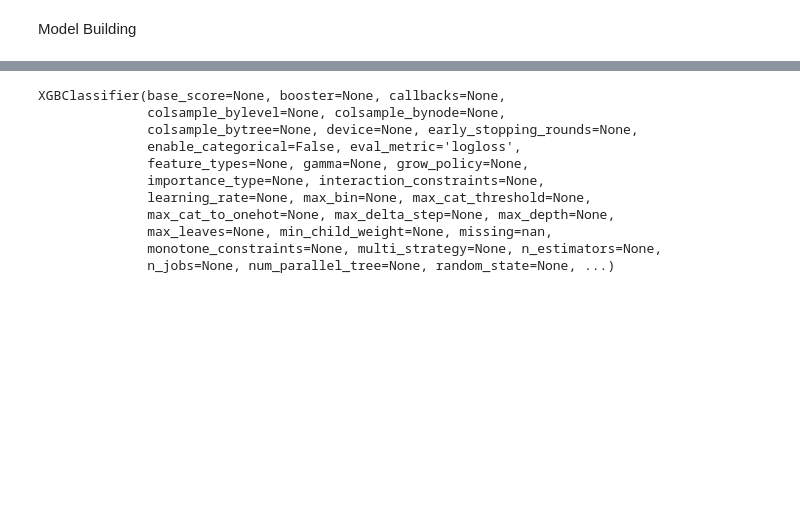
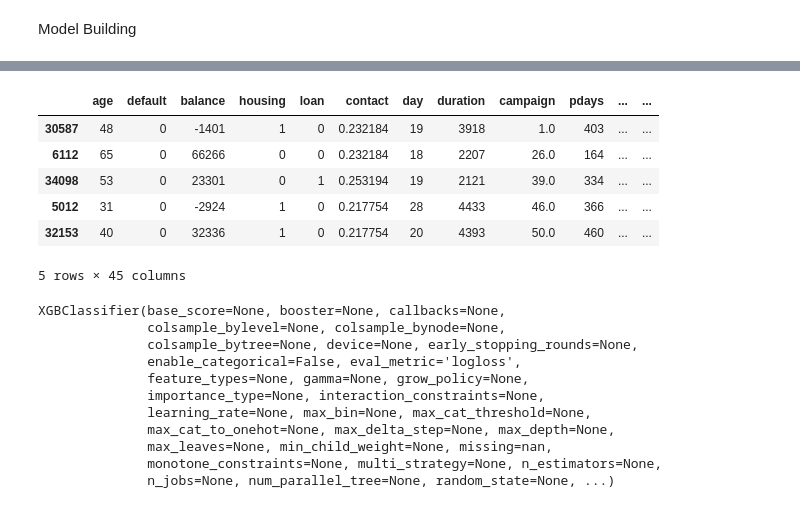
Before and after one commit to adityakr38/BankCD-Prediction, a Jupyter notebook: research/Expriement.ipynb, the cells around one changed output, grey strips where cells are left out. Cells and saved outputs as stored; diff of their text form; code cells hidden in the pictures; blank space fills up the shorter version.

```diff
--- a/research/Expriement.ipynb
+++ b/research/Expriement.ipynb
@@ -661,7 +661,7 @@ for col in ['poutcome', 'contact']:
 one_hot_cols = ['job', 'marital', 'education', 'generation', 'month']
 df = pd.get_dummies(df, columns=one_hot_cols, drop_first=True)
 # %%
-X = df.drop('cd', axis=1)
+X = df.drop(['cd'] axis=1)
 y = df['cd']
 
 X_train, X_test, y_train, y_test = train_test_split(X, y, test_size=0.2, random_state=42)
@@ -668,3 +686,13 @@ X_train, X_test, y_train, y_test = train_test_split(X, y, test_size=0.2, random_
+# %%
+X_train.head()
+# %% [output]
+|  | age | default | balance | housing | loan | contact | day | duration | campaign | pdays | ... | ... |
+| 30587 | 48 | 0 | -1401 | 1 | 0 | 0.232184 | 19 | 3918 | 1.0 | 403 | ... | ... |
+| 6112 | 65 | 0 | 66266 | 0 | 0 | 0.232184 | 18 | 2207 | 26.0 | 164 | ... | ... |
+| 34098 | 53 | 0 | 23301 | 0 | 1 | 0.253194 | 19 | 2121 | 39.0 | 334 | ... | ... |
+| 5012 | 31 | 0 | -2924 | 1 | 0 | 0.217754 | 28 | 4433 | 46.0 | 366 | ... | ... |
+| 32153 | 40 | 0 | 32336 | 1 | 0 | 0.217754 | 20 | 4393 | 50.0 | 460 | ... | ... |
+5 rows × 45 columns
 # %%
 xgb_model = xgb.XGBClassifier(eval_metric='logloss')
 xgb_model.fit(X_train, y_train)
```
Also changed, not shown: parts of 8 cells of this notebook, 15 other files.
